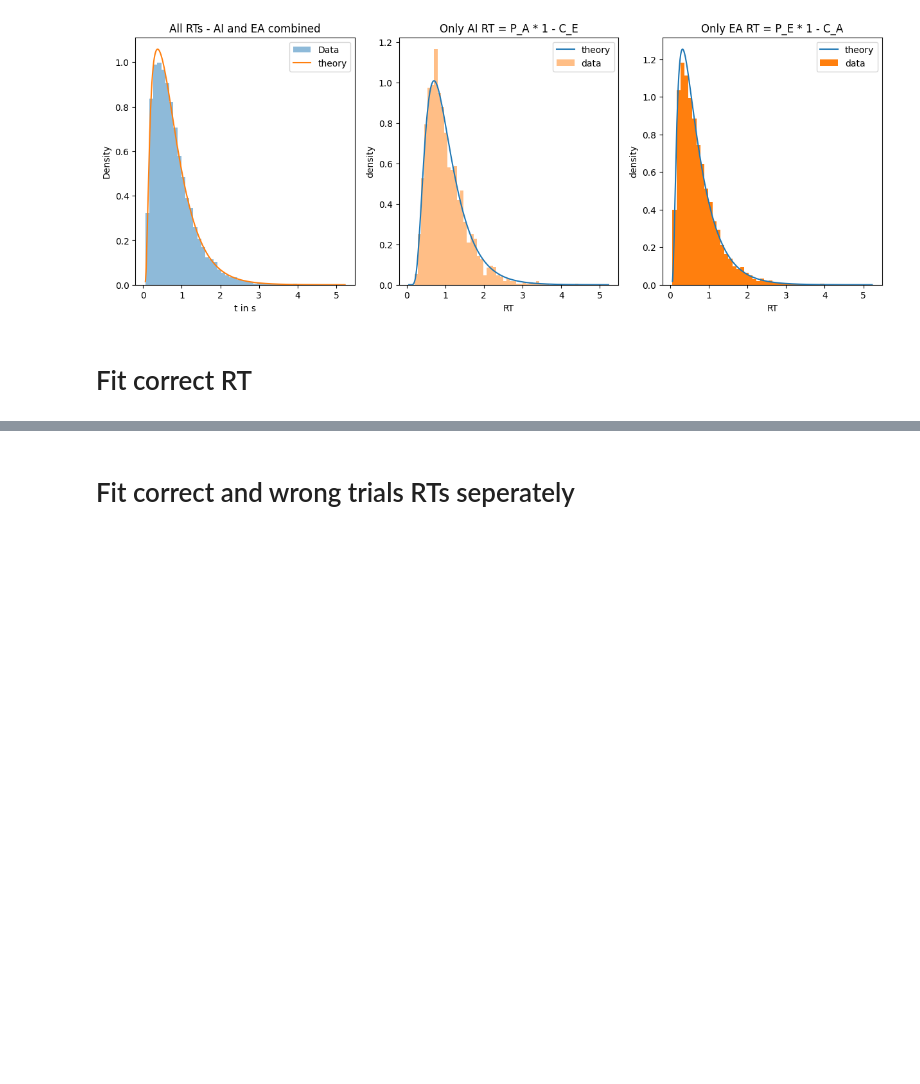
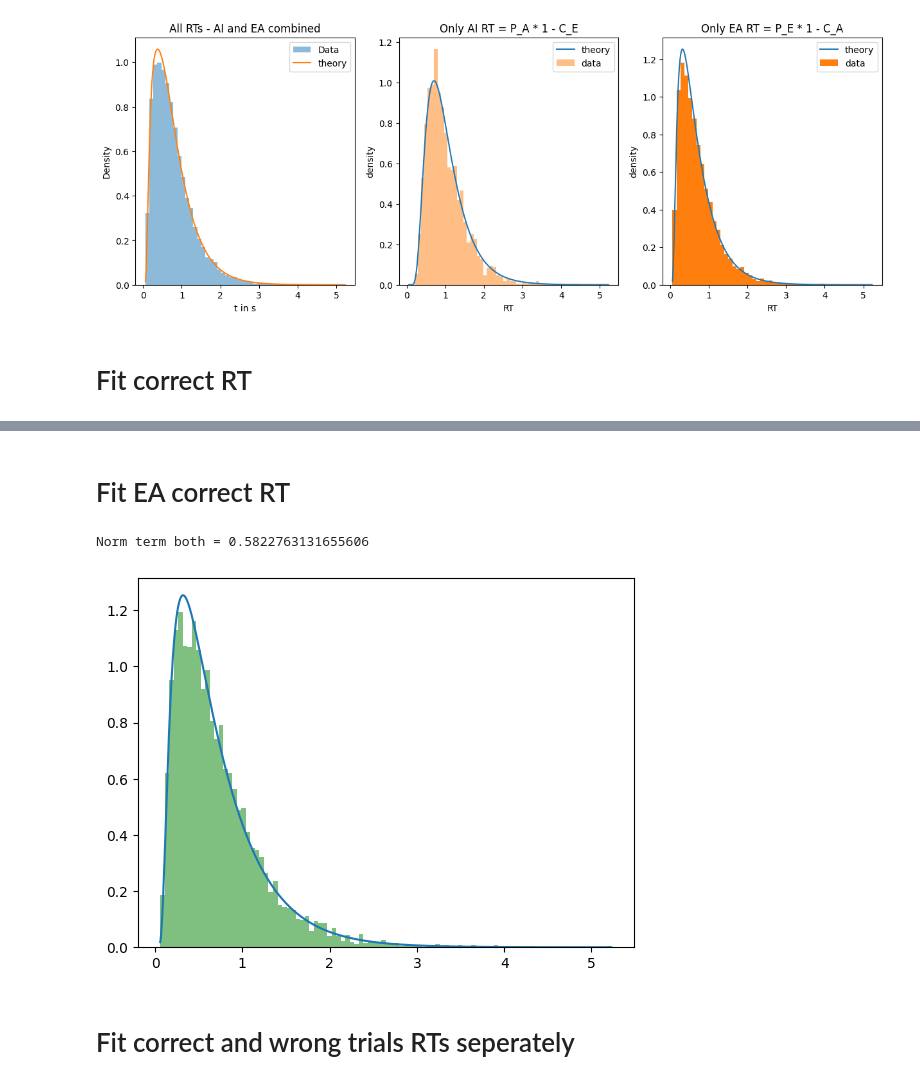
Before and after one commit to rakaar/ddm_codes, a Jupyter notebook: action_init_ddm/fitting_sim_data.ipynb, the cells around one changed output, grey strips where cells are left out. Cells and saved outputs as stored; diff of their text form; code cells hidden in the pictures; blank space fills up the shorter version.

```diff
--- a/action_init_ddm/fitting_sim_data.ipynb
+++ b/action_init_ddm/fitting_sim_data.ipynb
@@ -212,3 +262,33 @@ plt.plot(t_pts, theory_ai_and_correct);
+# %% [markdown]
+# Fit EA correct RT
+# %%
+# norm term for correct RT
+def correct_EA_RT_norm_fn(t, V_A, theta_A, V_E, theta_E, Z, t_stim, K_max):
+    t_a = 0; t_E = 0; Z_E = 0
+
+    EA_term = rho_E_minus_t_fn(t, -V_E, theta_E, K_max, t_stim, Z_E, t_E)*(1 - cum_A_t_fn(t, V_A, theta_A, t_a))
+    return EA_term
+
+
+K_max = 50; Z = 0
+correct_EA_RT_norm_term = quad(correct_EA_RT_norm_fn, 0.00001, max(RTs)+100, args=(V_A, theta_A, V_E, theta_E, Z, t_stim, K_max))[0]
+
+
+
+print(f'Norm term both = {correct_EA_RT_norm_term}')
+# %% [output]
+Norm term both = 0.5822763131655606
+# %%
+# AI process and hit +ve
+EA_and_correct_idx = np.intersect1d(indices_evid, correct_idx)
+RTs_EA_and_correct = RTs_flat[EA_and_correct_idx]
+
+theory_EA_and_correct = (P_E)*(1 - C_A)/correct_EA_RT_norm_term
+# %%
+plt.hist(RTs_EA_and_correct, alpha=0.5, color='g', density=True, bins=100);
+plt.plot(t_pts, theory_EA_and_correct);
+# %% [output]
+[figure, added]
 # %% [markdown]
 # Fit correct and wrong trials RTs seperately
 # %%
```
Also changed, not shown: parts of 8 cells of this notebook.
